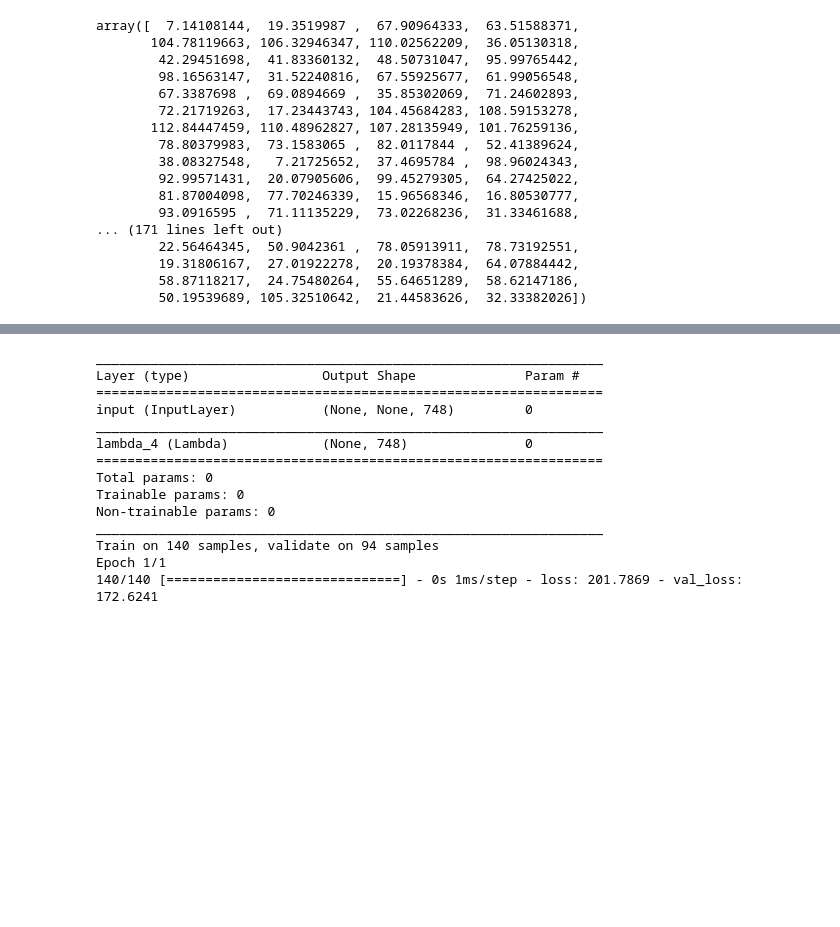
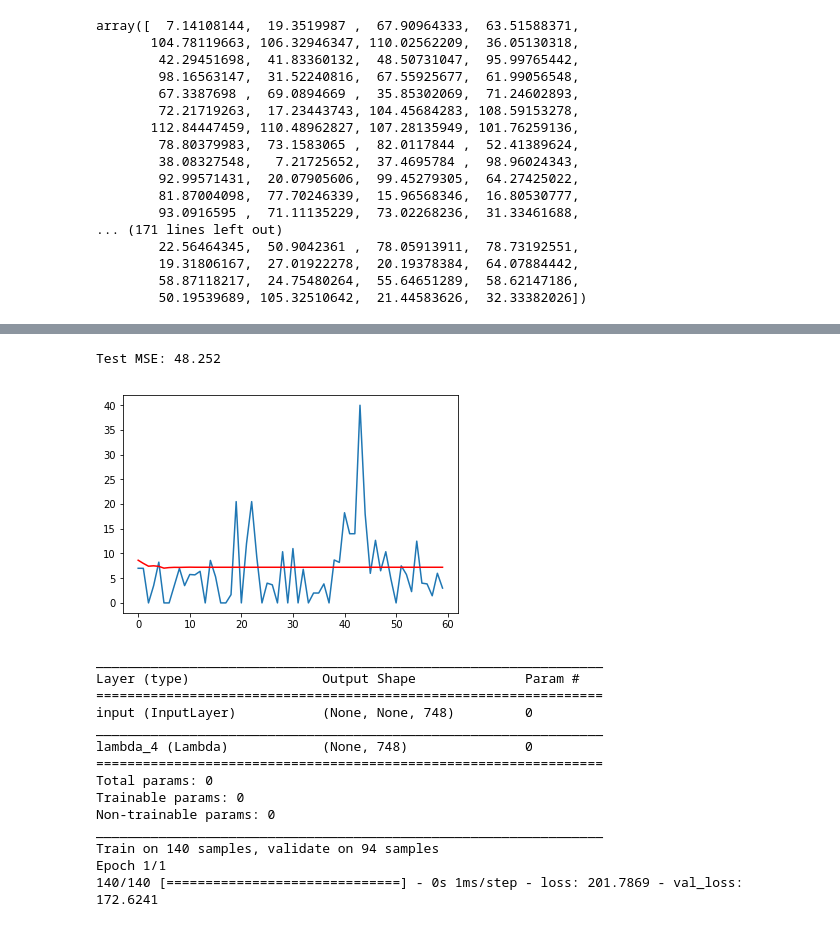
Before and after one commit to bourliam/PRIM, a Jupyter notebook: Notebooks/MLP.ipynb, the cells around one changed output, grey strips where cells are left out. Cells and saved outputs as stored; diff of their text form; code cells hidden in the pictures; blank space fills up the shorter version.

```diff
--- a/Notebooks/MLP.ipynb
+++ b/Notebooks/MLP.ipynb
@@ -91,0 +104,6 @@ ValueError: Only the univariate case is implemented
+# %%
+train = updatedSpeed.iloc[:,:250].values
+train_dates = updatedSpeed.columns[:250]
+test = updatedSpeed.iloc[:,250:]
+test_dates = updatedSpeed.columns[250:].values
+train.shape, test.shape
@@ -91,0 +165,13 @@ ValueError: Only the univariate case is implemented
+# %%
+delta = timedelta(minutes=15)
+train_filled = train[:,0].reshape(-1,1)
+train_dates_filled=[train_dates[0]]
+for i in range(1, len(train_dates)):
+    while train_dates_filled[-1] + delta != train_dates[i]:
+        train_dates_filled.append(train_dates_filled[-1] + delta)
+        train_filled = np.concatenate((train_filled, np.zeros((train_filled.shape[0],1))), axis=1)
+
+    train_filled = np.concatenate((train_filled, train[:,i].reshape(-1,1)), axis=1)
+    train_dates_filled.append(train_dates[i])
+
+train_dates_filled = np.array(train_dates_filled)
@@ -91,0 +197,14 @@ ValueError: Only the univariate case is implemented
+# %%
+max_lag=5
+
+mdl = smt.AR(train_filled[1], dates=train_dates_filled, missing='raise').fit(maxlag=max_lag, trend='c')
+est_order = smt.AR(train_filled[1]).select_order(maxlag=max_lag, ic='aic', trend='c')
+
+
+print('Best estimated lag order = {}'.format(est_order))
+
+# best estimated lag order = 23
+
+#true_order = 2
+print('Coef estimate:', mdl.params)
+#p('\ntrue coefs = {} | true order = {}'.format([.666,-.333], true_order))
@@ -92,3 +286,17 @@ ValueError: Only the univariate case is implemented
+# %%
+predictions = mdl.predict(start=len(train), end=len(train)+len(test)-1, dynamic=False)
+
+#for i in range(len(predictions)):
+#    print('predicted=%f, expected=%f' % (predictions.iloc[i], test.iloc[i]))
+error = mean_squared_error(test, predictions)
+print('Test MSE: %.3f' % error)
+# plot results
+plt.plot(test.values)
+plt.plot(predictions.values, color='red')
+plt.show()
+# %% [output]
+Test MSE: 48.252
+[figure, added]
 # %%
 def historicModel(loss='MSE', optimizer='adam', nb_segments=748):
     inputs = Input(shape=(None, nb_segments), name='input')
```
Also changed, not shown: parts of 18 cells of this notebook, 2 other files.
